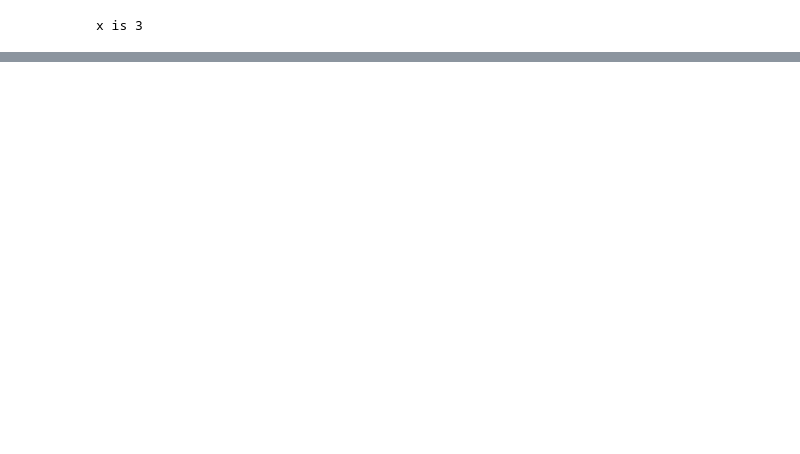
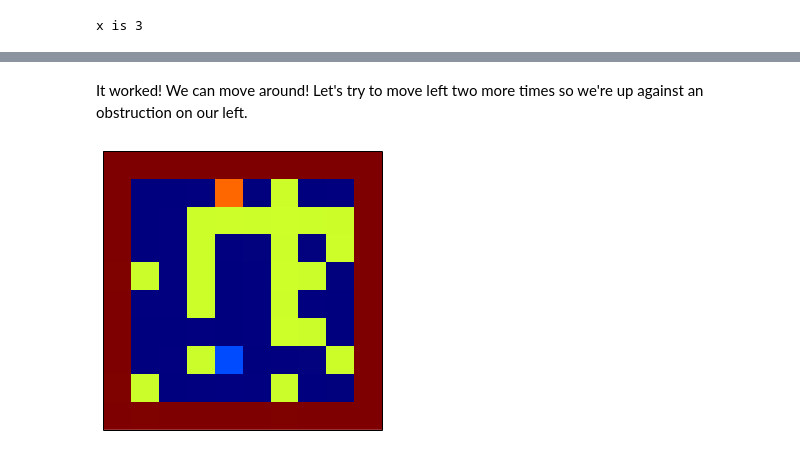
Before and after one commit to barbagroup/JITcode-MechE, a Jupyter notebook: module00_Introduction_to_Python/03_Lesson03_Rover_Conditionals.ipynb, the cells around one changed output, grey strips where cells are left out. Drawn from its saved outputs; the diff is of its cells as text; code cells hidden in the pictures; blank space fills up the shorter version.

```diff
--- a/module00_Introduction_to_Python/03_Lesson03_Rover_Conditionals.ipynb
+++ b/module00_Introduction_to_Python/03_Lesson03_Rover_Conditionals.ipynb
@@ -441,0 +386,8 @@ Below is a helpful table listing the most common boolean operators and what they
+# %% [markdown]
+It worked!  We can move around!  Let's try to move left two more times so we're up against an obstruction on our left.
+# %%
+location = crash_check_and_move(location, move_rover('left'), terrain)
+location = crash_check_and_move(location, move_rover('left'), terrain)
+show_map(terrain)
+# %% [output]
+[figure, added]
```
Also changed, not shown: parts of 53 cells of this notebook.
